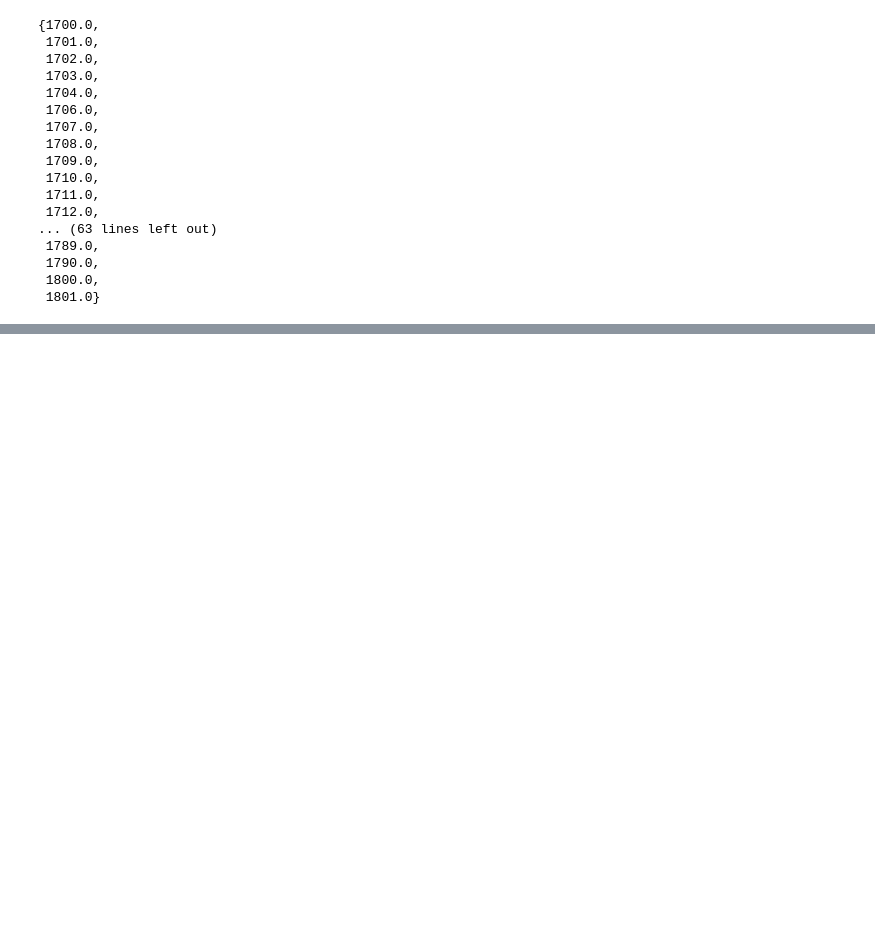
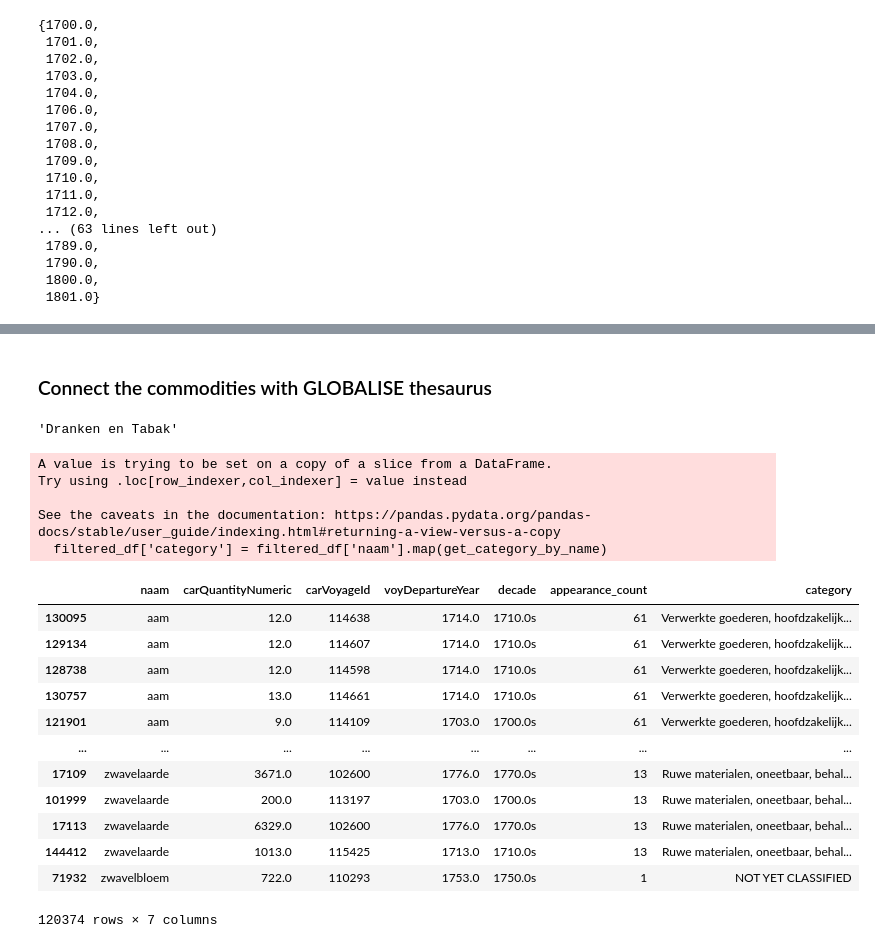
Before and after one commit to vera-pro/unstable-commodities, a Jupyter notebook: Shipping stability.ipynb, the cells around one changed output, grey strips where cells are left out. Cells and saved outputs as stored; diff of their text form; code cells hidden in the pictures; blank space fills up the shorter version.

Commit message:
Connected the commodities with the Globalise thesaurus

```diff
--- a/Shipping stability.ipynb
+++ b/Shipping stability.ipynb
@@ -204,0 +196,43 @@ df_merged_clean.sort_values(by='naam')
+# %% [markdown]
+### Connect the commodities with GLOBALISE thesaurus <a class="anchor" id="globalise"></a>
+# %%
+# Connecting with the GLOBALISE commodities
+import json
+
+# First, get a list of all labels of commodities to filter our data
+commodities_raw = json.load(open('data/commoditiesV1.json','r')) # Data available at: https://globalise-data.diginfra.net/sparql
+commodities_labels_list_flat = sum([[item['prefLabelNL']['value']]+[label for label in item['altLabelsNL']['value'].split('; ') if label]
+                                     for item in commodities_raw['results']['bindings']],
+                                    [])
+commodities_labels_set = set([label.lower() for label in commodities_labels_list_flat])
+
+# Next, get categories per commodity
+parent_uri = {item['concept']['value']:
+             item['concept_broader']['value']
+             for item in commodities_raw['results']['bindings']
+             if 'concept_broader' in item}
+
+name_by_uri = {item['concept']['value']:
+             item['prefLabelNL']['value']
+             for item in commodities_raw['results']['bindings']}
+
+uri_by_name = {label.lower():
+             item['concept']['value']
+               for item in commodities_raw['results']['bindings']
+              for label in [item['prefLabelNL']['value']]+[lbl for lbl in item['altLabelsNL']['value'].split('; ') if lbl]
+             }
+
+def get_second_broadest_label(url='', cur_label=''):
+    '''
+    Recursively looking for the second-broadest label (category) in the thesaurus
+    '''
+    if not url:
+        url = uri_by_name[cur_label]
+    if url not in parent_uri: # can't go any higher
+        return cur_label
+    new_url = parent_uri[url]
+    new_label = name_by_uri[new_url] if new_url in name_by_uri else name_by_uri[url]
+    return get_second_broadest_label(new_url, new_label)
+
+def get_category_by_name(label):
+    return get_second_broadest_label(url='',cur_label=label)
@@ -204,0 +241,4 @@ df_merged_clean.sort_values(by='naam')
+# %%
+get_category_by_name('opium')
+# %% [output]
+'Dranken en Tabak'
@@ -204,0 +256,23 @@ df_merged_clean.sort_values(by='naam')
+# %%
+filtered_df = df_merged_clean[df_merged_clean['naam'].isin(commodities_labels_set)]
+filtered_df['category'] = filtered_df['naam'].map(get_category_by_name)
+filtered_df
+# %% [output]
+A value is trying to be set on a copy of a slice from a DataFrame.
+Try using .loc[row_indexer,col_indexer] = value instead
+
+See the caveats in the documentation: https://pandas.pydata.org/pandas-docs/stable/user_guide/indexing.html#returning-a-view-versus-a-copy
+  filtered_df['category'] = filtered_df['naam'].map(get_category_by_name)
+|  | naam | carQuantityNumeric | carVoyageId | voyDepartureYear | decade | appearance_count | category |
+| 130095 | aam | 12.0 | 114638 | 1714.0 | 1710.0s | 61 | Verwerkte goederen, hoofdzakelijk... |
+| 129134 | aam | 12.0 | 114607 | 1714.0 | 1710.0s | 61 | Verwerkte goederen, hoofdzakelijk... |
+| 128738 | aam | 12.0 | 114598 | 1714.0 | 1710.0s | 61 | Verwerkte goederen, hoofdzakelijk... |
+| 130757 | aam | 13.0 | 114661 | 1714.0 | 1710.0s | 61 | Verwerkte goederen, hoofdzakelijk... |
+| 121901 | aam | 9.0 | 114109 | 1703.0 | 1700.0s | 61 | Verwerkte goederen, hoofdzakelijk... |
+| ... | ... | ... | ... | ... | ... | ... | ... |
+| 17109 | zwavelaarde | 3671.0 | 102600 | 1776.0 | 1770.0s | 13 | Ruwe materialen, oneetbaar, behal... |
+| 101999 | zwavelaarde | 200.0 | 113197 | 1703.0 | 1700.0s | 13 | Ruwe materialen, oneetbaar, behal... |
+| 17113 | zwavelaarde | 6329.0 | 102600 | 1776.0 | 1770.0s | 13 | Ruwe materialen, oneetbaar, behal... |
+| 144412 | zwavelaarde | 1013.0 | 115425 | 1713.0 | 1710.0s | 13 | Ruwe materialen, oneetbaar, behal... |
+| 71932 | zwavelbloem | 722.0 | 110293 | 1753.0 | 1750.0s | 1 | NOT YET CLASSIFIED |
+120374 rows × 7 columns
```
Also changed, not shown: parts of 26 cells of this notebook.
